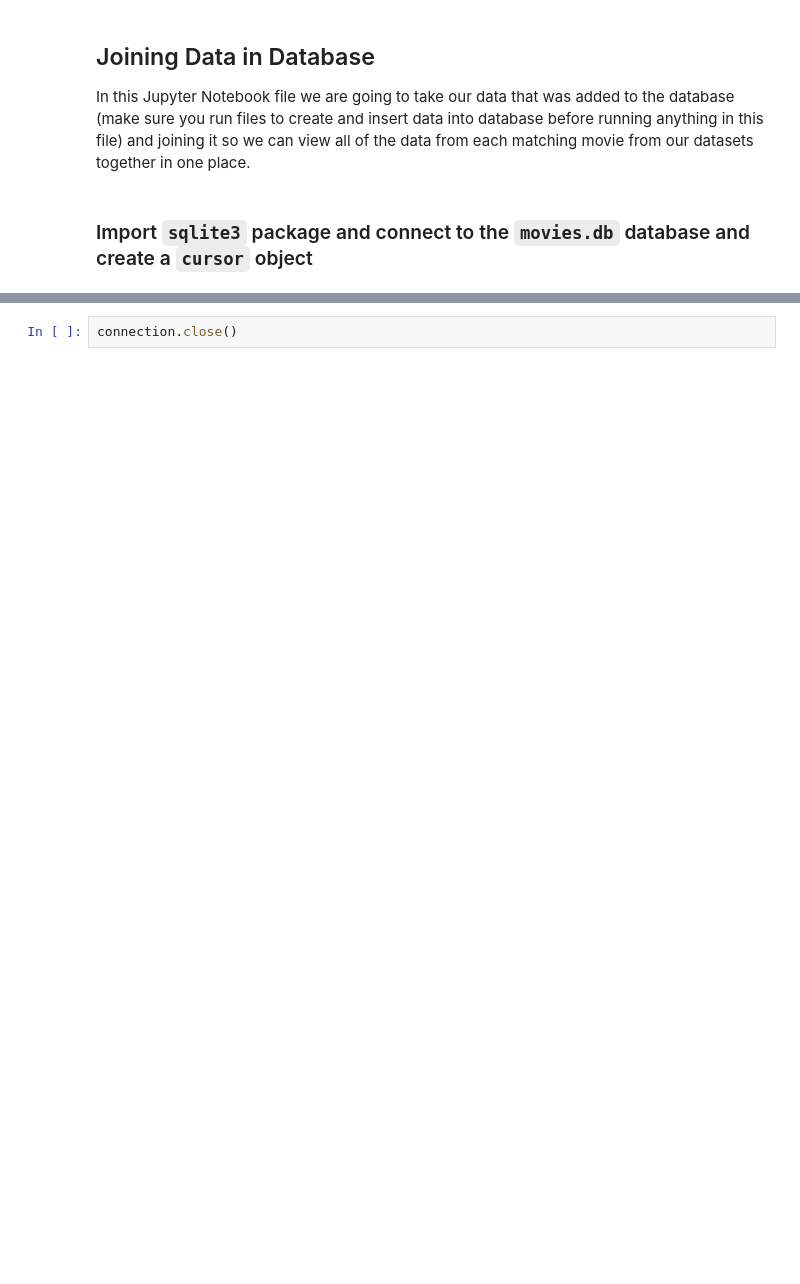
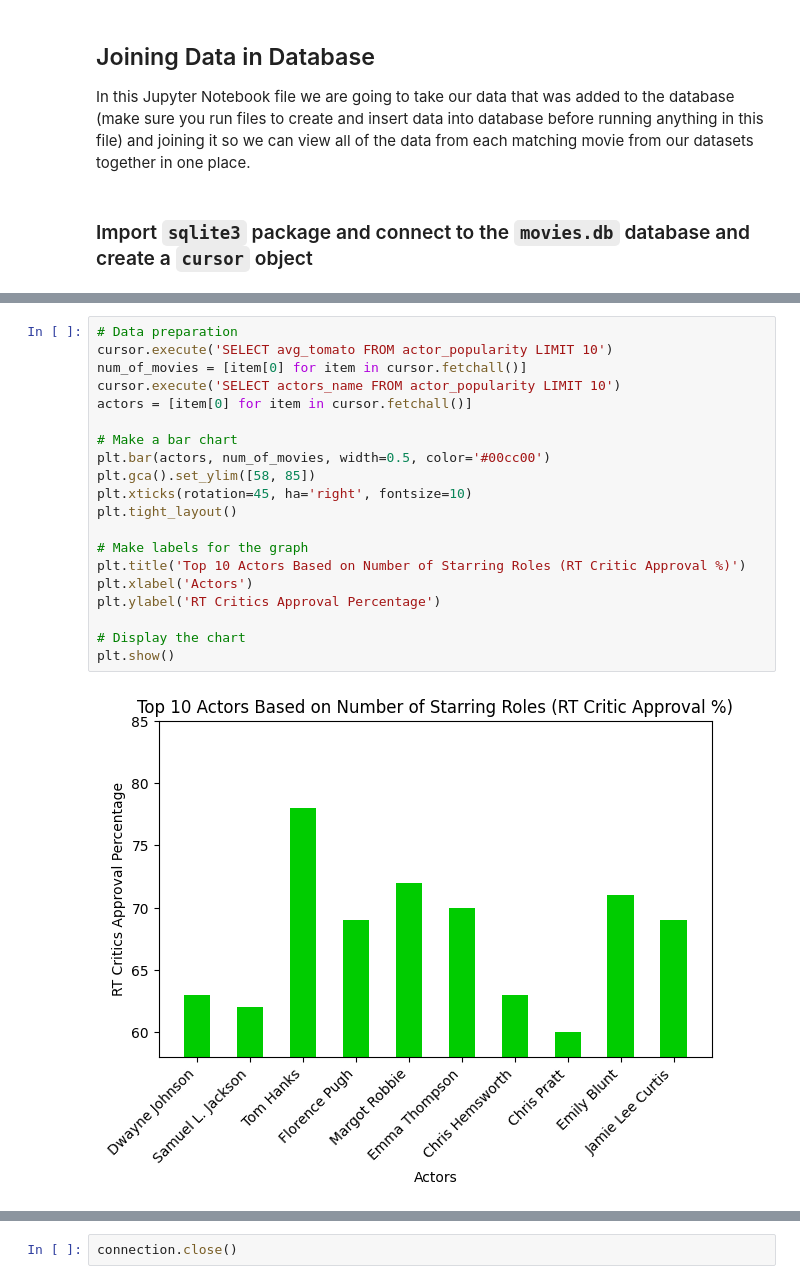
Before and after one commit to ZacharyCK/movie-industry-analysis, a Jupyter notebook: joining_data.ipynb, the cells around one changed output, grey strips where cells are left out. Cells and saved outputs as stored; diff of their text form; blank space fills up the shorter version.

```diff
--- a/joining_data.ipynb
+++ b/joining_data.ipynb
@@ -30,0 +85,22 @@ cursor.execute('''
+# %%
+# Data preparation
+cursor.execute('SELECT avg_tomato FROM actor_popularity LIMIT 10')
+num_of_movies = [item[0] for item in cursor.fetchall()]
+cursor.execute('SELECT actors_name FROM actor_popularity LIMIT 10')
+actors = [item[0] for item in cursor.fetchall()]
+
+# Make a bar chart
+plt.bar(actors, num_of_movies, width=0.5, color='#00cc00')
+plt.gca().set_ylim([58, 85])
+plt.xticks(rotation=45, ha='right', fontsize=10)
+plt.tight_layout()
+
+# Make labels for the graph
+plt.title('Top 10 Actors Based on Number of Starring Roles (RT Critic Approval %)')
+plt.xlabel('Actors')
+plt.ylabel('RT Critics Approval Percentage')
+
+# Display the chart
+plt.show()
+# %% [output]
+[figure, added]
```
Also changed, not shown: parts of 20 cells of this notebook, 6 other files.
